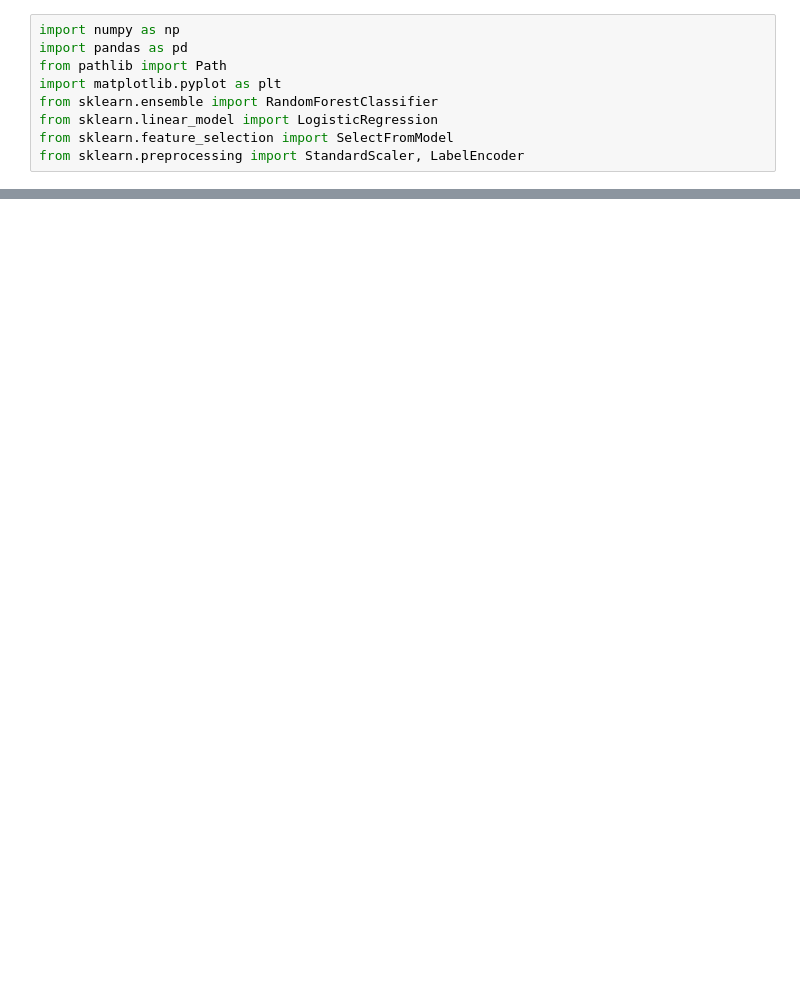
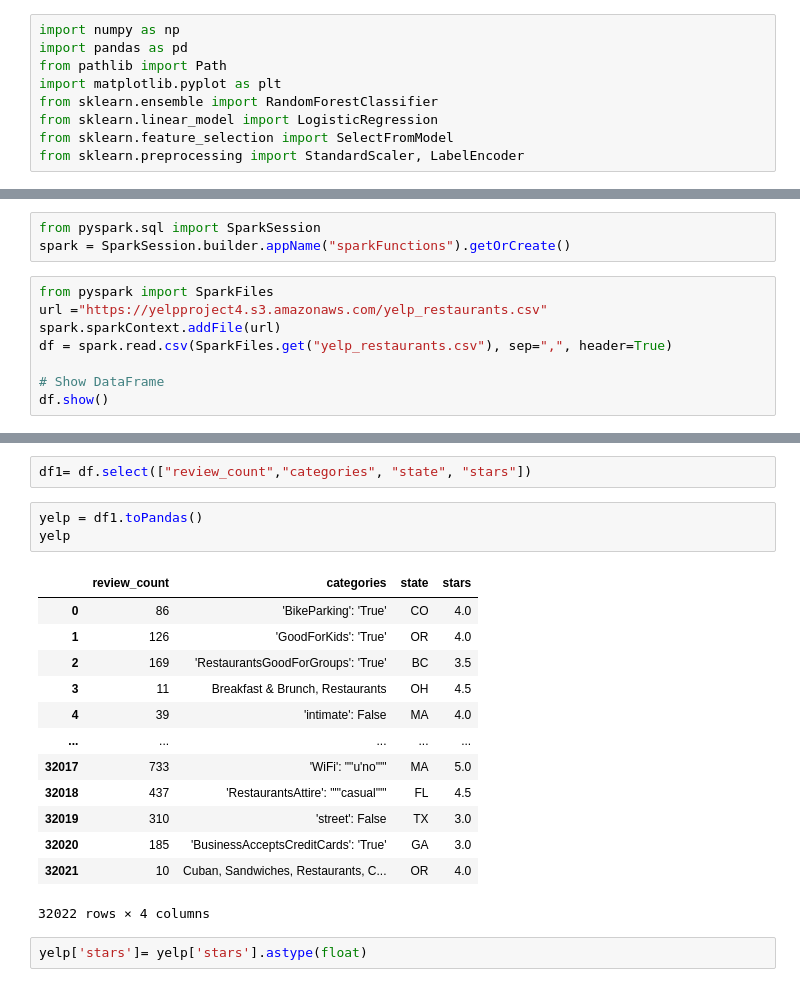
Before and after one commit to stevenhiek/Project-4, a Jupyter notebook: Kevin/Logistic_regressionCustomer.ipynb, the cells around one changed output, grey strips where cells are left out. Cells and saved outputs as stored; diff of their text form; blank space fills up the shorter version.

```diff
--- a/Kevin/Logistic_regressionCustomer.ipynb
+++ b/Kevin/Logistic_regressionCustomer.ipynb
@@ -53,0 +50,11 @@ y = yelp['']
+# %%
+from pyspark.sql import SparkSession
+spark = SparkSession.builder.appName("sparkFunctions").getOrCreate()
+# %%
+from pyspark import SparkFiles
+url ="https://yelpproject4.s3.amazonaws.com/yelp_restaurants.csv"
+spark.sparkContext.addFile(url)
+df = spark.read.csv(SparkFiles.get("yelp_restaurants.csv"), sep=",", header=True)
+
+# Show DataFrame
+df.show()
@@ -53,0 +79,21 @@ y = yelp['']
+# %%
+df1= df.select(["review_count","categories", "state", "stars"])
+# %%
+yelp = df1.toPandas()
+yelp
+# %% [output]
+|  | review_count | categories | state | stars |
+| 0 | 86 | 'BikeParking': 'True' | CO | 4.0 |
+| 1 | 126 | 'GoodForKids': 'True' | OR | 4.0 |
+| 2 | 169 | 'RestaurantsGoodForGroups': 'True' | BC | 3.5 |
+| 3 | 11 | Breakfast & Brunch, Restaurants | OH | 4.5 |
+| 4 | 39 | 'intimate': False | MA | 4.0 |
+| ... | ... | ... | ... | ... |
+| 32017 | 733 | 'WiFi': ""u'no'"" | MA | 5.0 |
+| 32018 | 437 | 'RestaurantsAttire': ""'casual'"" | FL | 4.5 |
+| 32019 | 310 | 'street': False | TX | 3.0 |
+| 32020 | 185 | 'BusinessAcceptsCreditCards': 'True' | GA | 3.0 |
+| 32021 | 10 | Cuban, Sandwiches, Restaurants, C... | OR | 4.0 |
+32022 rows × 4 columns
+# %%
+yelp['stars']= yelp['stars'].astype(float)
```
Also changed, not shown: parts of 16 cells of this notebook.
